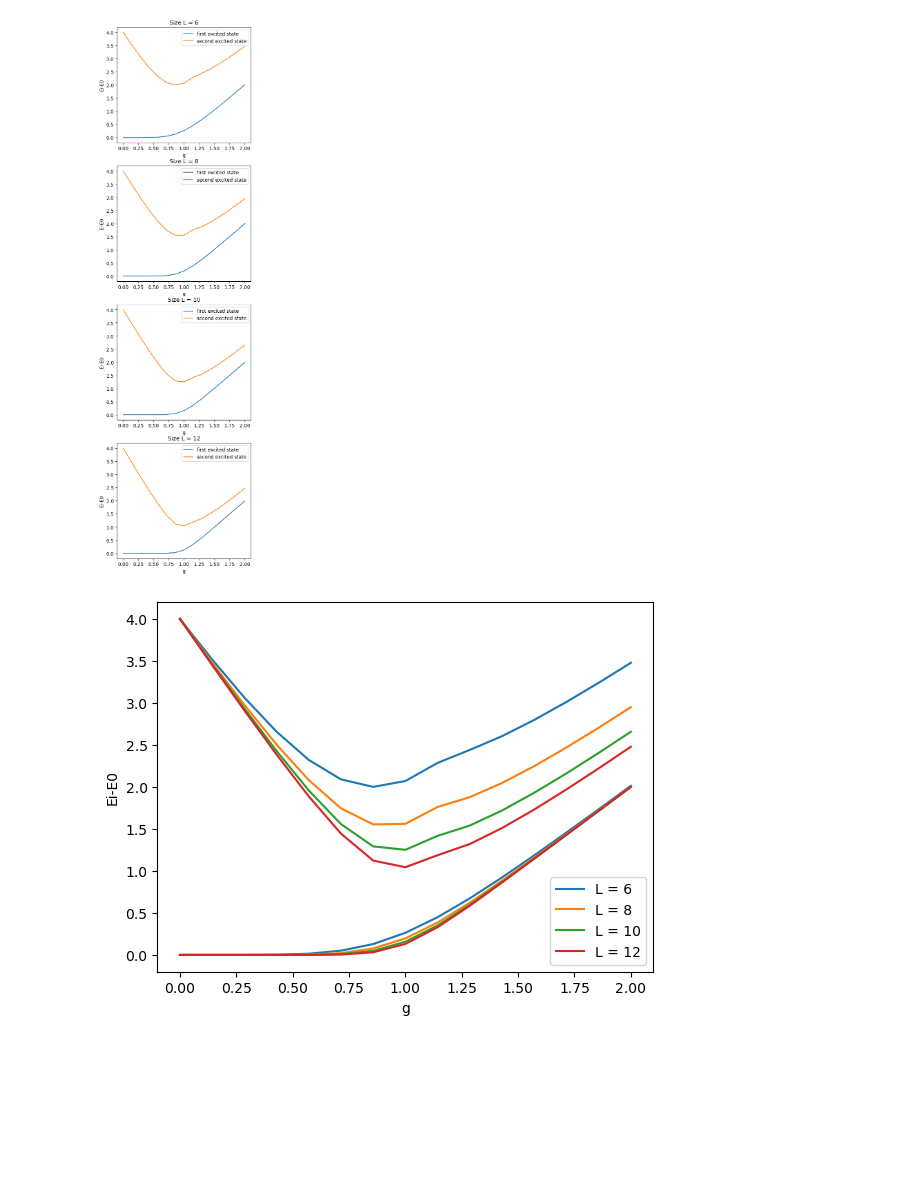
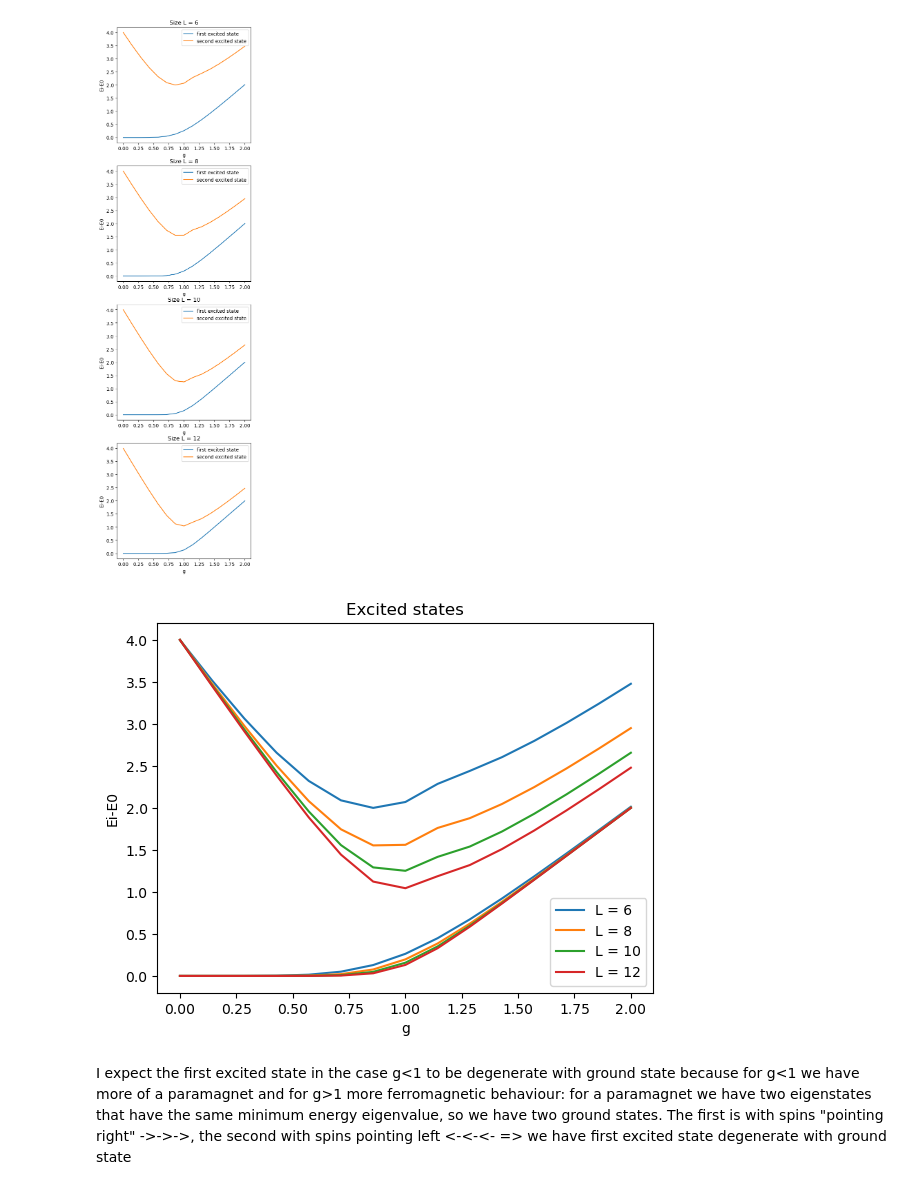
Before and after one commit to gconcheri/Computational_Many-Body_Physics, a Jupyter notebook: 2_exact_diagonalization/hw4.ipynb, the cells around one changed output. Saved outputs shown, nothing was run; the diff lists cells and outputs as text; code cells hidden in the pictures; blank space fills up the shorter version.

```diff
--- a/2_exact_diagonalization/hw4.ipynb
+++ b/2_exact_diagonalization/hw4.ipynb
@@ -213,15 +213,17 @@ for i in range(4):
 # %%
 color = []
 
 for i in range(4):
     L = i*2+6
     line, = plt.plot(g, np.array(eigvalues_second[i])- np.array(eigvalues_ground[i]), label = f"L = {L}")
     color.append(line.get_color())
     plt.plot(g, np.array(eigvalues_first[i])- np.array(eigvalues_ground[i]), label = '_nolegend_', color = color[i])
 plt.legend()
 plt.xlabel("g")
 plt.ylabel("Ei-E0")
-plt.title("")
+plt.title("Excited states")
 plt.show()
 # %% [output]
-[figure, old version]
+[figure, new version]
+# %% [markdown]
+I expect the first excited state in the case g<1 to be degenerate with ground state because for g<1 we have more of a paramagnet and for g>1 more ferromagnetic behaviour: for a paramagnet we have two eigenstates that have the same minimum energy eigenvalue, so we have two ground states. The first is with spins "pointing right" ->->->, the second with spins pointing left <-<-<- => we have first excited state degenerate with ground state
```
Also changed, not shown: 3 other files.
